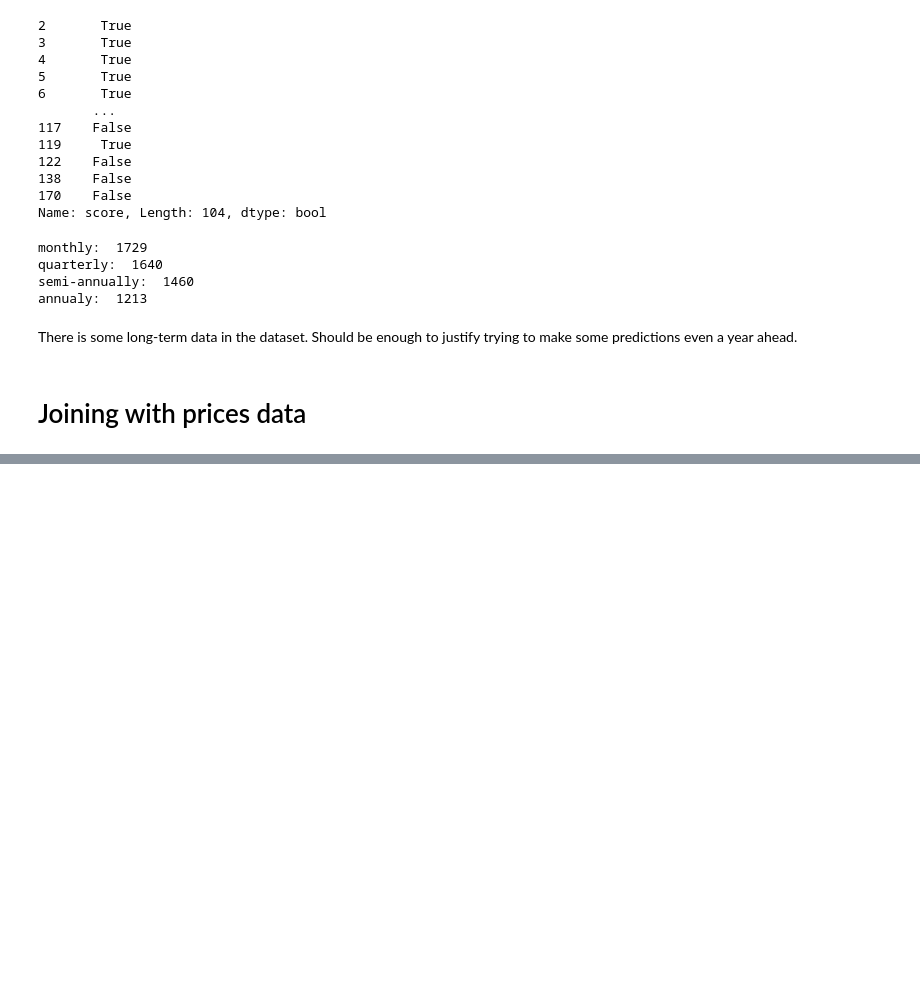
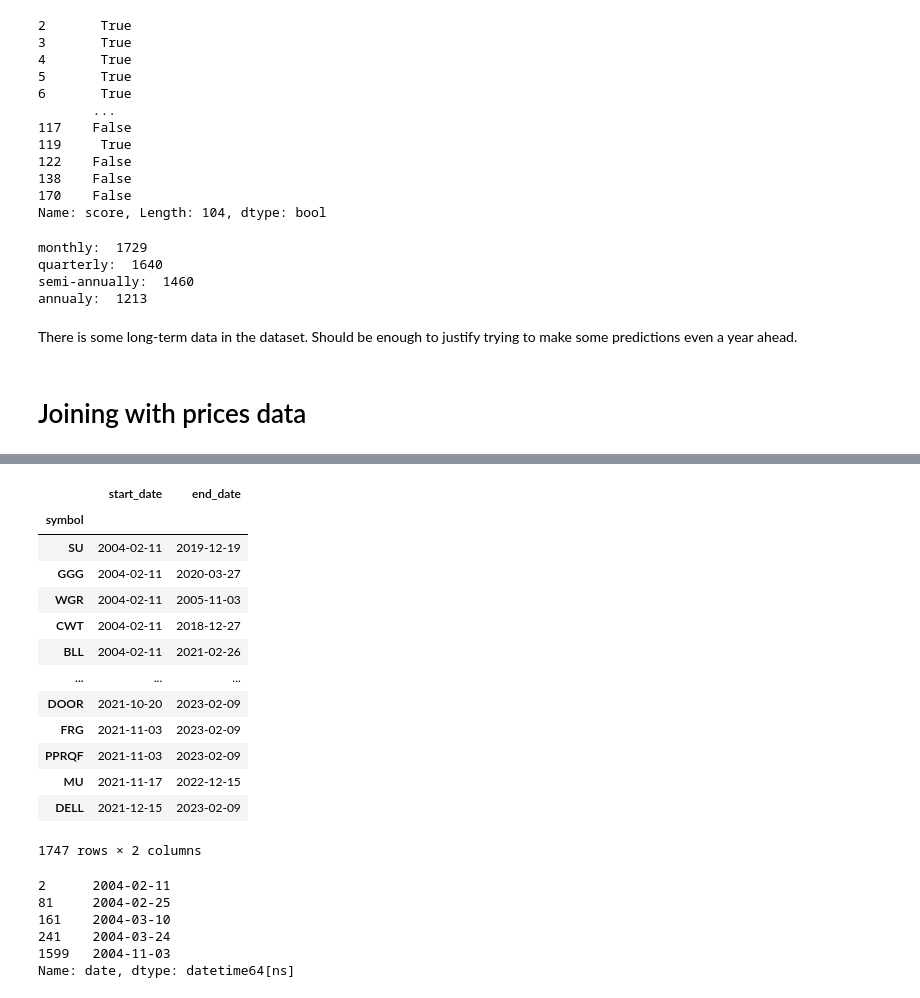
Before and after one commit to MilkSilk/ML_finance, a Jupyter notebook: data_exploration_preparation.ipynb, the cells around one changed output, grey strips where cells are left out. Drawn from its saved outputs; the diff is of its cells as text; code cells hidden in the pictures; blank space fills up the shorter version.

```diff
--- a/data_exploration_preparation.ipynb
+++ b/data_exploration_preparation.ipynb
@@ -509,0 +530,30 @@ There is some long-term data in the dataset. Should be enough to justify trying
+# %%
+stock_index = pd.DataFrame(data["symbol"].unique(), columns=["symbol"])
+stock_index = stock_index.set_index("symbol")
+stock_index["start_date"] = data.groupby("symbol").agg({"date": np.min})
+stock_index["end_date"] = data.groupby("symbol")["date"].max()+pd.offsets.DateOffset(years=1)
+stock_index
+# %% [output]
+|  | start_date | end_date |
+| symbol |  |  |
+| SU | 2004-02-11 | 2019-12-19 |
+| GGG | 2004-02-11 | 2020-03-27 |
+| WGR | 2004-02-11 | 2005-11-03 |
+| CWT | 2004-02-11 | 2018-12-27 |
+| BLL | 2004-02-11 | 2021-02-26 |
+| ... | ... | ... |
+| DOOR | 2021-10-20 | 2023-02-09 |
+| FRG | 2021-11-03 | 2023-02-09 |
+| PPRQF | 2021-11-03 | 2023-02-09 |
+| MU | 2021-11-17 | 2022-12-15 |
+| DELL | 2021-12-15 | 2023-02-09 |
+1747 rows × 2 columns
+# %%
+data[data["symbol"]=="WGR"]["date"]
+# %% [output]
+2      2004-02-11
+81     2004-02-25
+161    2004-03-10
+241    2004-03-24
+1599   2004-11-03
+Name: date, dtype: datetime64[ns]
```
Also changed, not shown: parts of 13 cells of this notebook, 1 other file.
